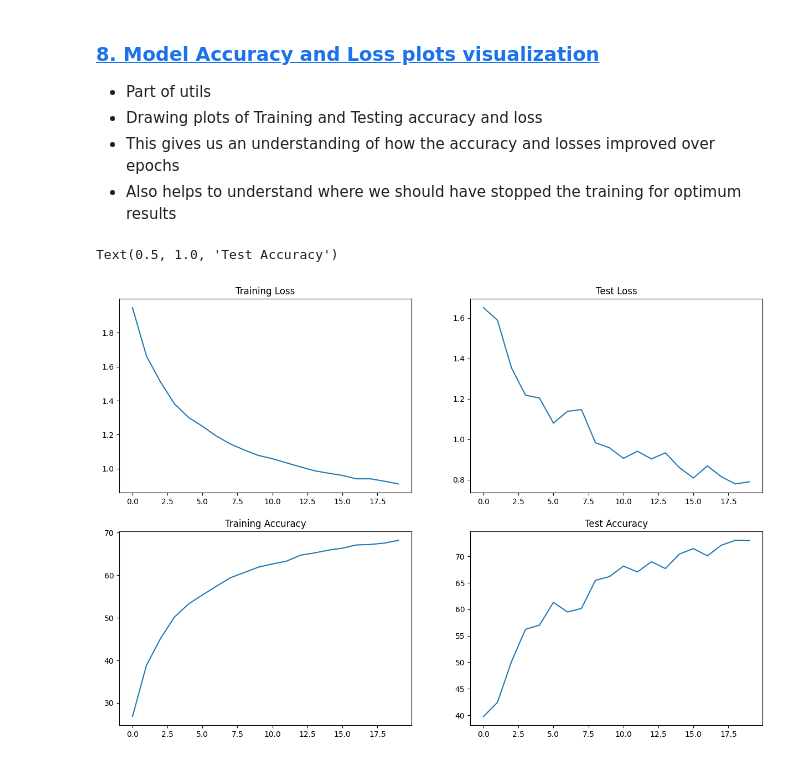
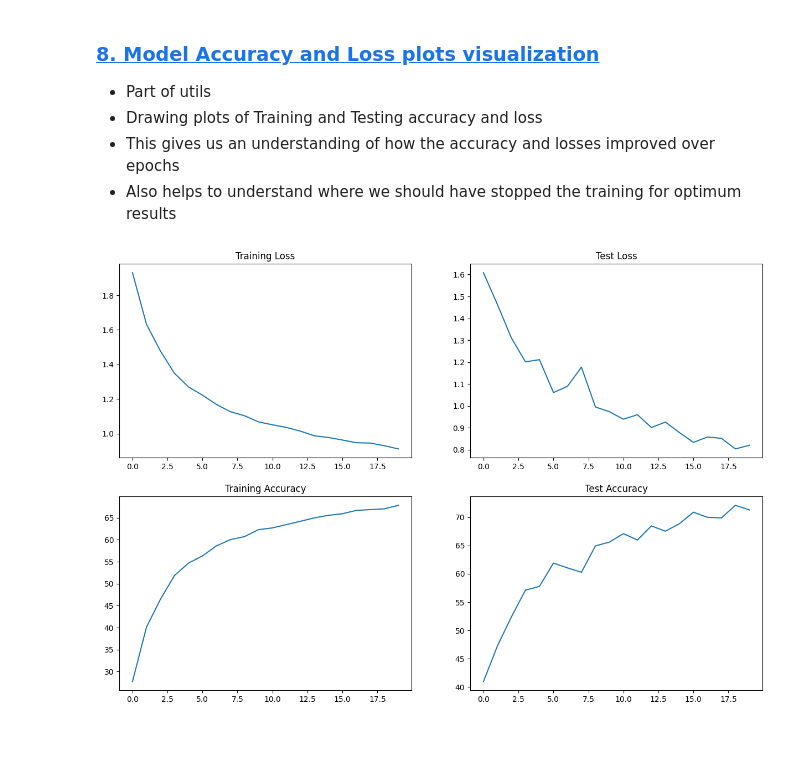
Before and after one commit to ChintanShahDS/S8, a Jupyter notebook: S8_Group.ipynb, the cells around one changed output. Drawn from its saved outputs; the diff is of its cells as text; code cells hidden in the pictures.

```diff
--- a/S8_Group.ipynb
+++ b/S8_Group.ipynb
@@ -464,17 +285,6 @@ CODE BLOCK: 11
 - This gives us an understanding of how the accuracy and losses improved over epochs
 - Also helps to understand where we should have stopped the training for optimum results
 # %%
-# utils.drawLossAccuracyPlots(train_losses, train_accs, test_losses, test_accs)
+utils.drawLossAccuracyPlots(train_losses, train_accs, test_losses, test_accs)
+# %% [output]
+[figure, added]
-# %%
-fig, axs = plt.subplots(2,2,figsize=(15,10))
-axs[0, 0].plot(train_losses)
-axs[0, 0].set_title("Training Loss")
-axs[1, 0].plot(train_accs)
-axs[1, 0].set_title("Training Accuracy")
-axs[0, 1].plot(test_losses)
-axs[0, 1].set_title("Test Loss")
-axs[1, 1].plot(test_accs)
-axs[1, 1].set_title("Test Accuracy")
-# %% [output]
-Text(0.5, 1.0, 'Test Accuracy')
-[figure, removed]
```
Also changed, not shown: parts of 10 cells of this notebook, 2 other files.
